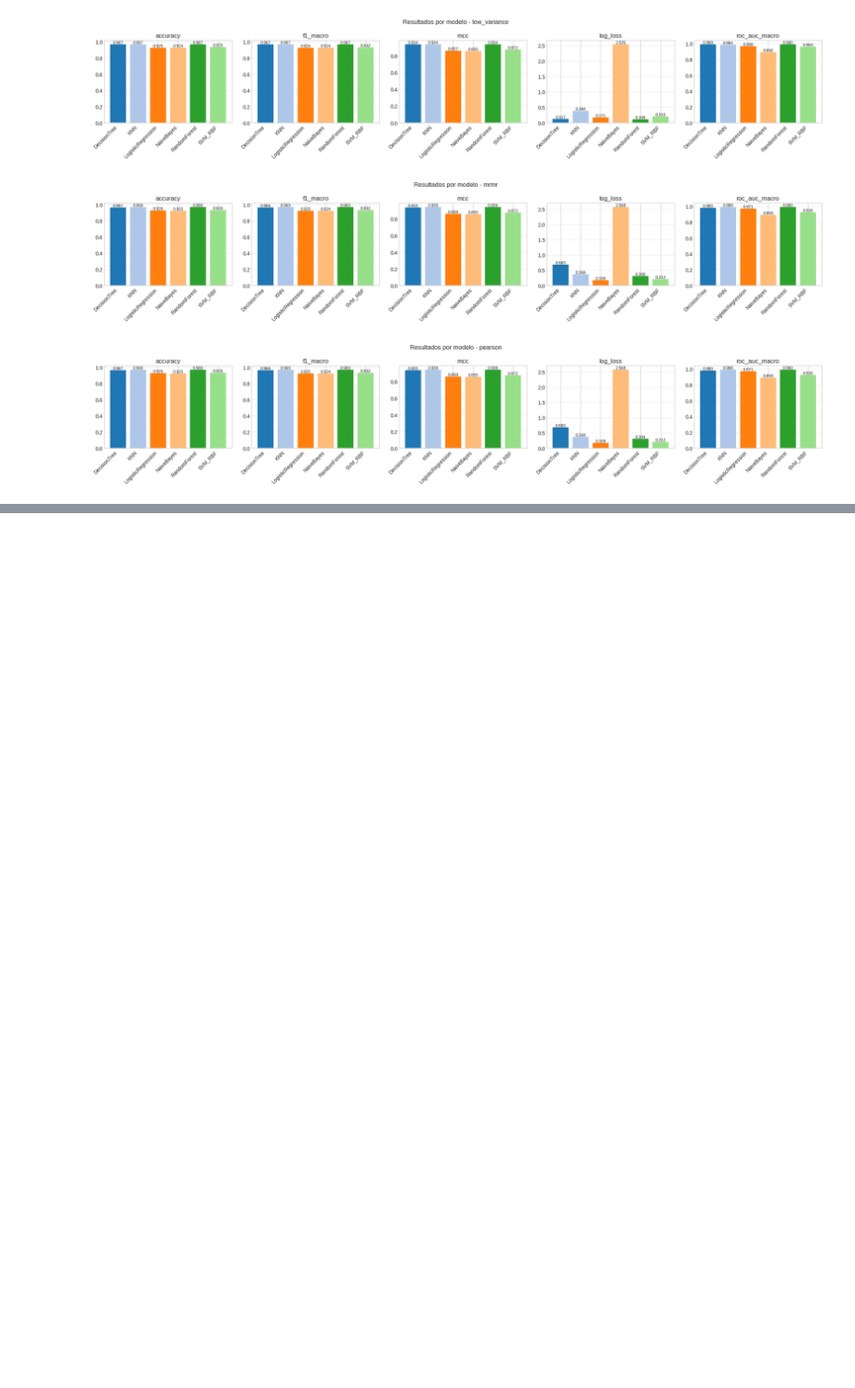
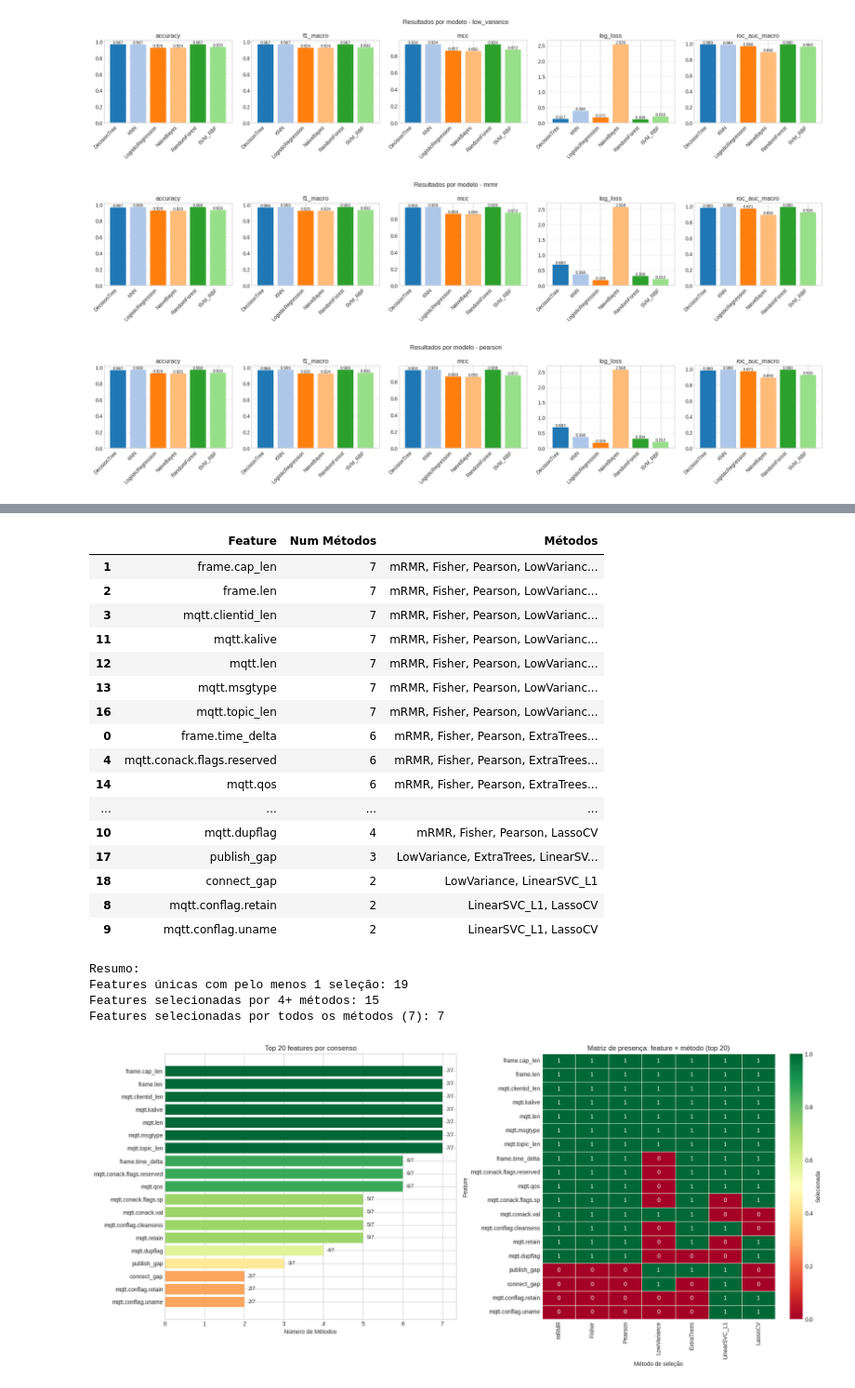
Before and after one commit to William-SWS/mqtt_under_attack, a Jupyter notebook: notebooks/matriz_correlacao_with_gaps.ipynb, the cells around one changed output, grey strips where cells are left out. Shown at 93% size. Drawn from its saved outputs; the diff is of its cells as text; code cells hidden in the pictures; blank space fills up the shorter version.

```diff
--- a/notebooks/matriz_correlacao_with_gaps.ipynb
+++ b/notebooks/matriz_correlacao_with_gaps.ipynb
@@ -2172,0 +2178,72 @@ else:
+# %%
+# Análise final de consenso de features (após todas as seleções e avaliações)
+selectors = {
+    "mRMR": globals().get('mrmr_selected_features', globals().get('mrmr_selected', [])),
+    "Fisher": globals().get('fisher_selected', []),
+    "Pearson": globals().get('pearson_selected', []),
+    "LowVariance": globals().get('features_mantidas', []),
+    "ExtraTrees": globals().get('extratree_selected', []),
+    "LinearSVC_L1": globals().get('svc_selected', []),
+    "LassoCV": globals().get('lasso_selected', [])
+}
+selectors = {k: v for k, v in selectors.items() if v}
+if not selectors:
+    print("Nenhum conjunto de features encontrado. Execute os passos de seleção antes desta célula.")
+else:
+    feature_counts = []
+    for feature in X.columns:
+        methods_hit = [m for m, feats in selectors.items() if feature in feats]
+        if methods_hit:
+            feature_counts.append({"Feature": feature, "Num Métodos": len(methods_hit), "Métodos": ", ".join(methods_hit)})
+    consensus_df = pd.DataFrame(feature_counts).sort_values(["Num Métodos", "Feature"], ascending=[False, True])
+    display(consensus_df.head(30))
+    print("\nResumo:")
+    print(f"Features únicas com pelo menos 1 seleção: {len(consensus_df)}")
+    print(f"Features selecionadas por 4+ métodos: {(consensus_df['Num Métodos'] >= 4).sum()}")
+    print(f"Features selecionadas por todos os métodos ({len(selectors)}): {(consensus_df['Num Métodos'] == len(selectors)).sum()}")
+    top_features = consensus_df.head(20)["Feature"].tolist()
+    presence_matrix = pd.DataFrame(index=top_features, columns=list(selectors.keys()))
+    for feat in presence_matrix.index:
+        for method, feats in selectors.items():
+            presence_matrix.loc[feat, method] = 1 if feat in feats else 0
+    presence_matrix = presence_matrix.astype(int)
+    fig, axes = plt.subplots(1, 2, figsize=(18, 8))
+    ax1 = axes[0]
+    bars = ax1.barh(range(len(consensus_df.head(20))), consensus_df.head(20)['Num Métodos'].values, color=plt.cm.RdYlGn(consensus_df.head(20)['Num Métodos'].values / len(selectors)))
+    ax1.set_yticks(range(len(consensus_df.head(20))))
+    ax1.set_yticklabels(consensus_df.head(20)['Feature'].values)
+    ax1.invert_yaxis()
+    ax1.set_xlabel('Número de Métodos')
+    ax1.set_title('Top 20 features por consenso')
+    for bar, count in zip(bars, consensus_df.head(20)['Num Métodos'].values):
+        ax1.text(bar.get_width() + 0.1, bar.get_y() + bar.get_height()/2, f"{count}/{len(selectors)}", va='center', fontsize=9)
+    ax2 = axes[1]
+    sns.heatmap(presence_matrix, cmap='RdYlGn', center=0.5, annot=True, fmt='d', linewidths=0.5, ax=ax2, cbar_kws={'label': 'Selecionada'})
+    ax2.set_title('Matriz de presença: feature × método (top 20)')
+    ax2.set_xlabel('Método de seleção')
+    ax2.set_ylabel('Feature')
+    plt.tight_layout()
+    plt.show()
+# %% [output]
+|  | Feature | Num Métodos | Métodos |
+| 1 | frame.cap_len | 7 | mRMR, Fisher, Pearson, LowVarianc... |
+| 2 | frame.len | 7 | mRMR, Fisher, Pearson, LowVarianc... |
+| 3 | mqtt.clientid_len | 7 | mRMR, Fisher, Pearson, LowVarianc... |
+| 11 | mqtt.kalive | 7 | mRMR, Fisher, Pearson, LowVarianc... |
+| 12 | mqtt.len | 7 | mRMR, Fisher, Pearson, LowVarianc... |
+| 13 | mqtt.msgtype | 7 | mRMR, Fisher, Pearson, LowVarianc... |
+| 16 | mqtt.topic_len | 7 | mRMR, Fisher, Pearson, LowVarianc... |
+| 0 | frame.time_delta | 6 | mRMR, Fisher, Pearson, ExtraTrees... |
+| 4 | mqtt.conack.flags.reserved | 6 | mRMR, Fisher, Pearson, ExtraTrees... |
+| 14 | mqtt.qos | 6 | mRMR, Fisher, Pearson, ExtraTrees... |
+| ... | ... | ... | ... |
+| 10 | mqtt.dupflag | 4 | mRMR, Fisher, Pearson, LassoCV |
+| 17 | publish_gap | 3 | LowVariance, ExtraTrees, LinearSV... |
+| 18 | connect_gap | 2 | LowVariance, LinearSVC_L1 |
+| 8 | mqtt.conflag.retain | 2 | LinearSVC_L1, LassoCV |
+| 9 | mqtt.conflag.uname | 2 | LinearSVC_L1, LassoCV |
+Resumo:
+Features únicas com pelo menos 1 seleção: 19
+Features selecionadas por 4+ métodos: 15
+Features selecionadas por todos os métodos (7): 7
+[figure, added]
```
Also changed, not shown: parts of 4 cells of this notebook.
